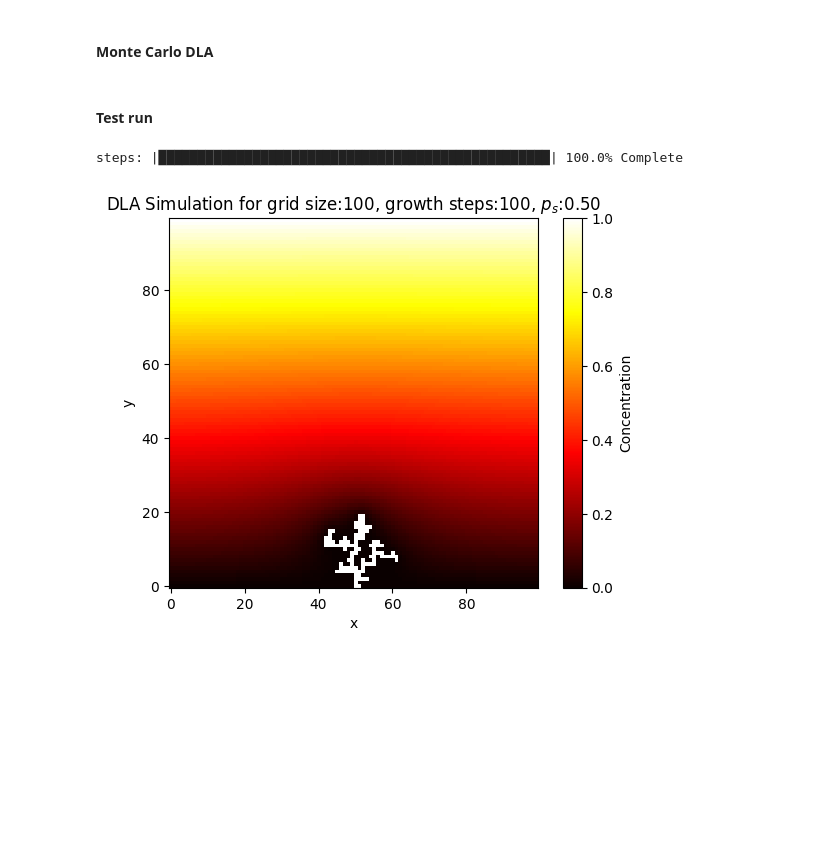
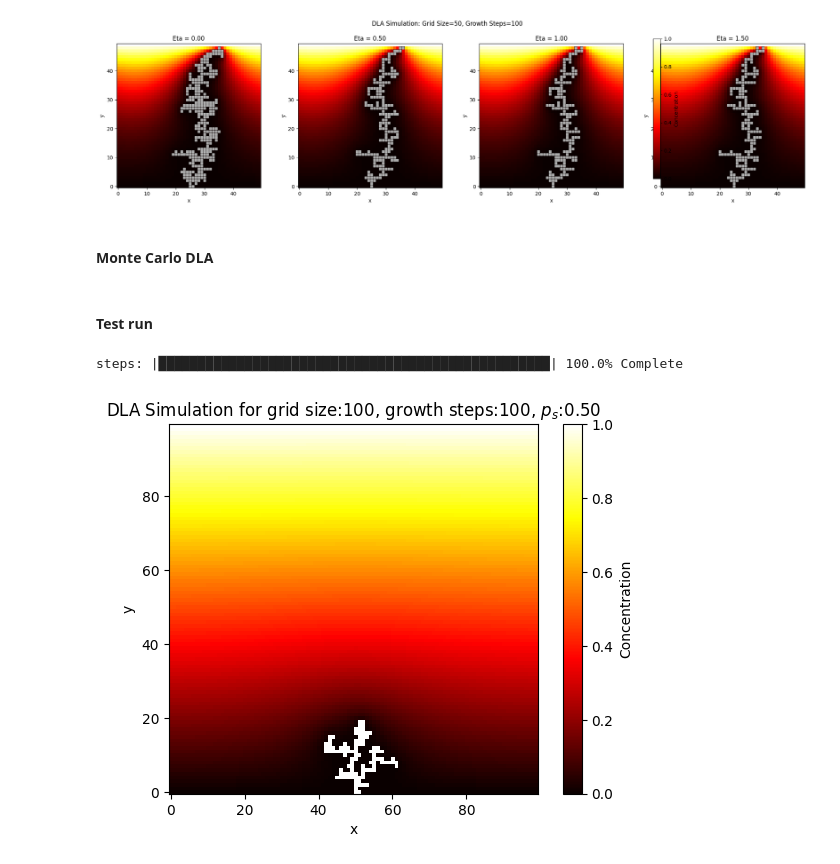
Before and after one commit to shreyaraghavendra/scientific-computing-group2, a Jupyter notebook: set2.ipynb, the cells around one changed output. Drawn from its saved outputs; the diff is of its cells as text; code cells hidden in the pictures; blank space fills up the shorter version.

```diff
--- a/set2.ipynb
+++ b/set2.ipynb
@@ -140,3 +132,34 @@ plt.show()
+# %%
+etas = [0, 0.5, 1.0, 1.5]
+omega = 1.9
+growth_steps = 100
+
+# Create a figure with 1 row and 4 columns for the subplots
+fig, axes = plt.subplots(1, 4, figsize=(20, 5))
+
+for idx, eta in enumerate(etas):
+    # Reset the simulation state for each eta
+    steady_state, objects = simulate_DLA(np.copy(initial_grid), grid_size, list(initial_objects), growth_steps, eta, omega)
+
+    # Plot the final state for this eta
+    cax = axes[idx].imshow(steady_state, cmap='hot', interpolation='nearest', origin='lower')
+
+    # Overlay objects as dark grey squares
+    for obj in objects:
+        axes[idx].plot(obj[1], obj[0], color='grey')
+
+    axes[idx].set_title(f'Eta = {eta:.2f}')
+    axes[idx].set_xlabel('x')
+    axes[idx].set_ylabel('y')
+
+# Common colorbar for all subplots
+fig.colorbar(cax, ax=axes.ravel().tolist(), label='Concentration')
+
+plt.suptitle(f'DLA Simulation: Grid Size={grid_size}, Growth Steps={growth_steps}')
+plt.tight_layout(rect=[0, 0.03, 1, 0.95])  # Adjust layout to make room for the main title
+plt.show()
+# %% [output]
+[figure, added]
 # %% [markdown]
 #### Monte Carlo DLA
 # %%
```
Also changed, not shown: parts of 8 cells of this notebook.
